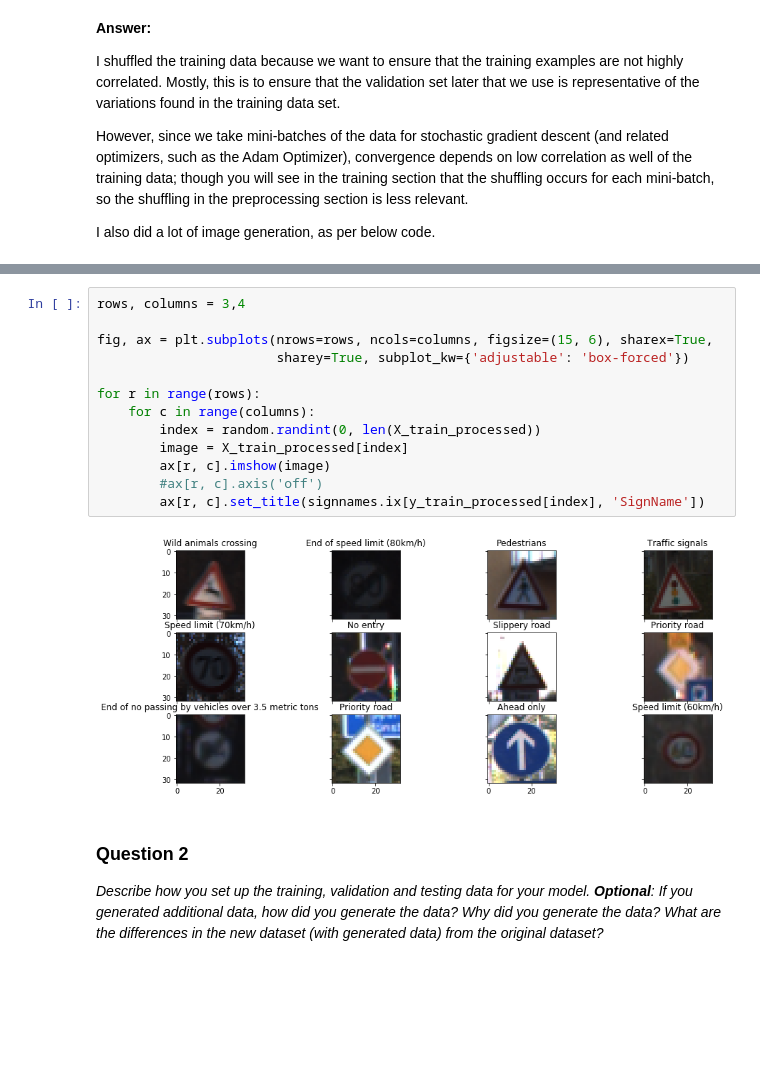
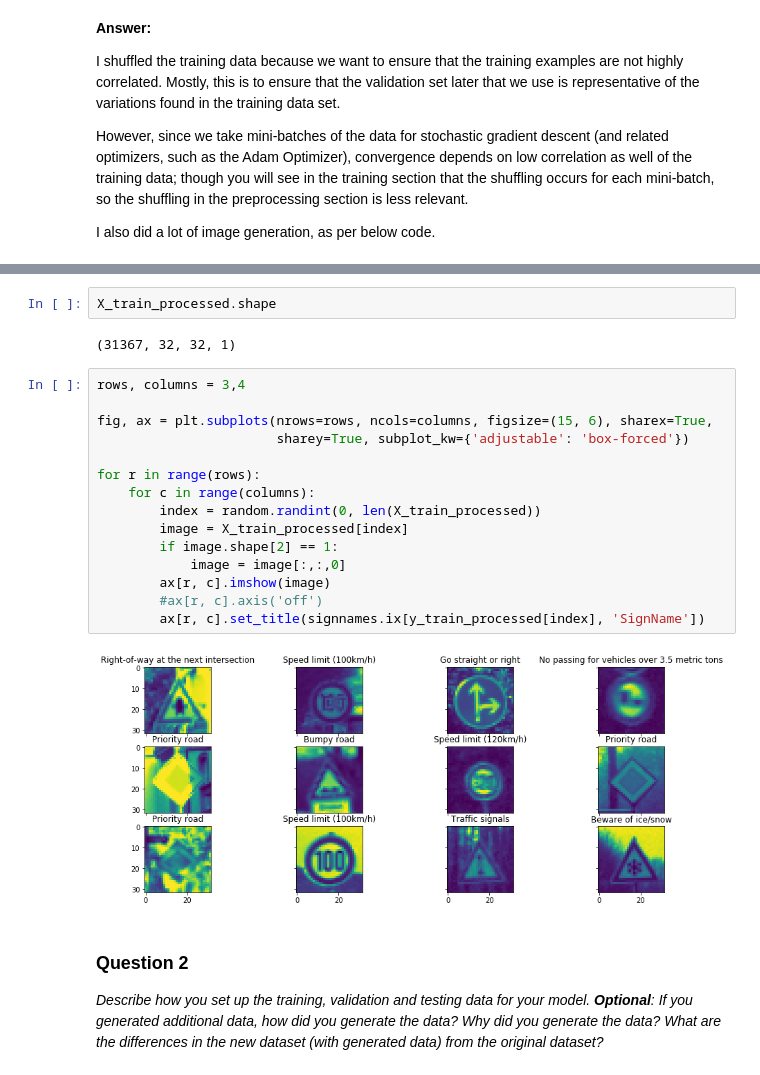
Before and after one commit to gavinong10/CarND-P2-Traffic-Sign-Classification-TensorFlow, a Jupyter notebook: Traffic_Sign_Classifier.ipynb, the cells around one changed output, grey strips where cells are left out. Drawn from its saved outputs; the diff is of its cells as text; blank space fills up the shorter version.

```diff
--- a/Traffic_Sign_Classifier.ipynb
+++ b/Traffic_Sign_Classifier.ipynb
@@ -337,21 +334,27 @@ X_validation_processed, y_validation_processed, \
 X_test_processed, y_test_processed = process_pipeline_set(X_train, y_train, X_test, y_test, input_pipeline_set)
 # %% [output]
 Processing pipeline:  <__main__.Pipeline object at 0x...>
+# %%
+X_train_processed.shape
+# %% [output]
+(31367, 32, 32, 1)
 # %%
 rows, columns = 3,4
 
 fig, ax = plt.subplots(nrows=rows, ncols=columns, figsize=(15, 6), sharex=True,
                        sharey=True, subplot_kw={'adjustable': 'box-forced'})
 
 for r in range(rows):
     for c in range(columns):
         index = random.randint(0, len(X_train_processed))
         image = X_train_processed[index]
+        if image.shape[2] == 1:
+            image = image[:,:,0]
         ax[r, c].imshow(image)
         #ax[r, c].axis('off')
         ax[r, c].set_title(signnames.ix[y_train_processed[index], 'SignName'])
 # %% [output]
-[figure, old version]
+[figure, new version]
 # %% [markdown]
 ### Question 2
 
```
Also changed, not shown: parts of 9 cells of this notebook.
